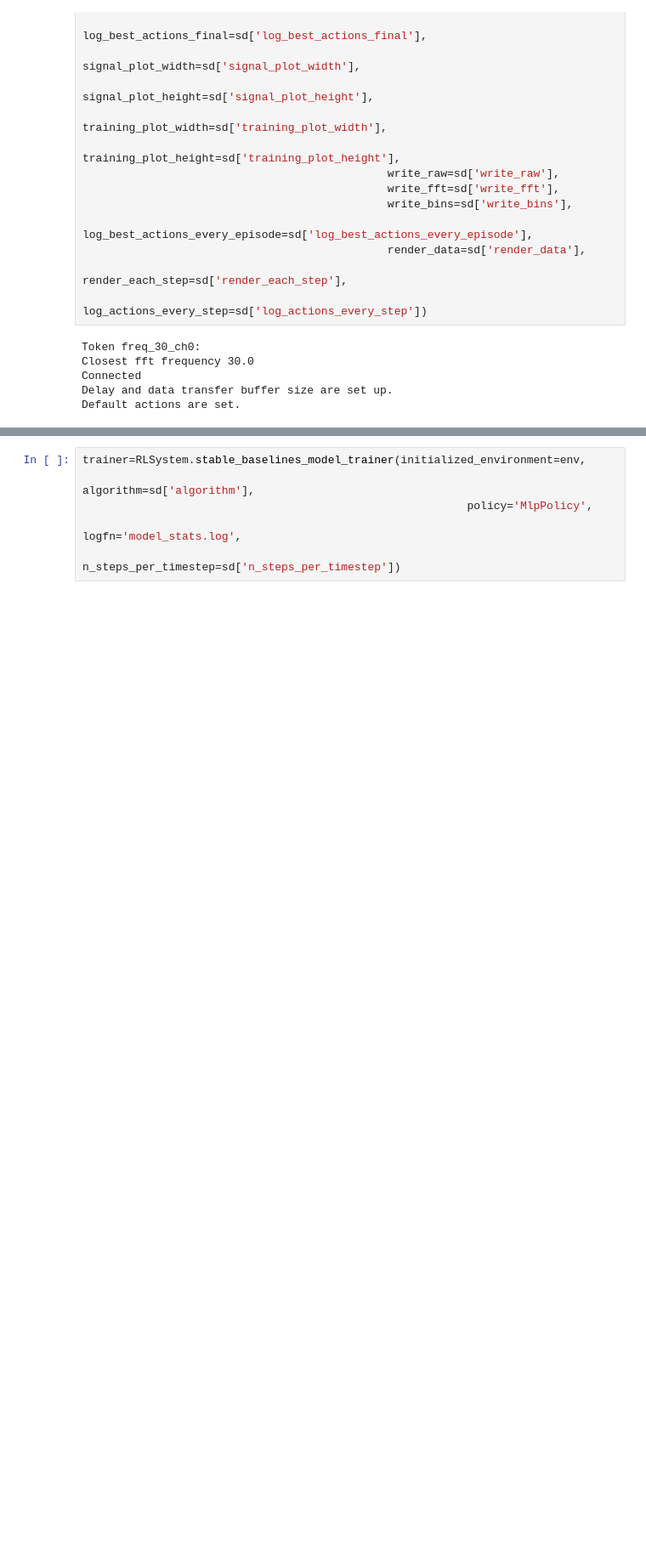
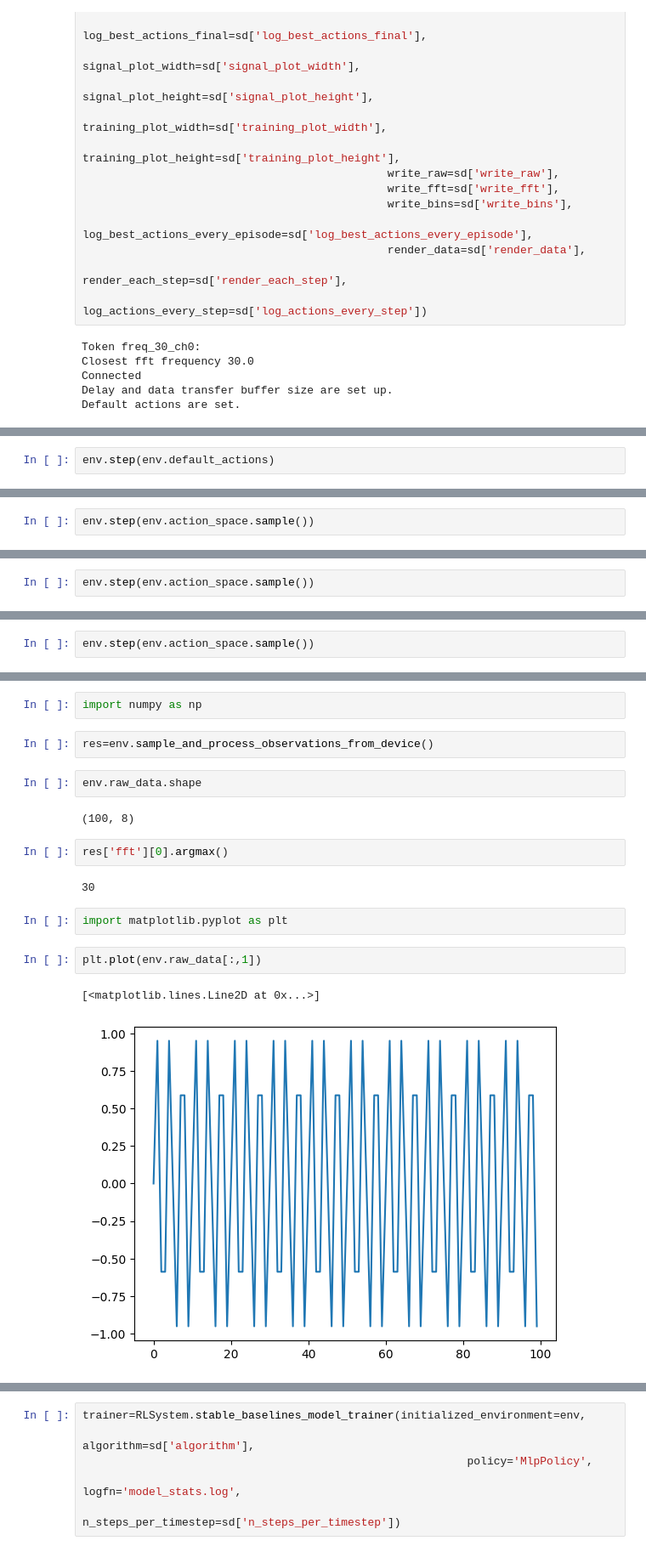
Before and after one commit to ACDBio/sfsystem_withstim, a Jupyter notebook: RLSystemApplication.ipynb, the cells around one changed output, grey strips where cells are left out. Shown at 85% size. Saved outputs shown, nothing was run; the diff lists cells and outputs as text; blank space fills up the shorter version.

```diff
--- a/RLSystemApplication.ipynb
+++ b/RLSystemApplication.ipynb
@@ -55,0 +135,2 @@ Default actions are set.
+# %%
+env.step(env.default_actions)
@@ -55,0 +139,2 @@ Default actions are set.
+# %%
+env.step(env.action_space.sample())
@@ -55,0 +272,2 @@ Default actions are set.
+# %%
+env.step(env.action_space.sample())
@@ -55,0 +390,2 @@ Default actions are set.
+# %%
+env.step(env.action_space.sample())
@@ -55,0 +436,19 @@ Default actions are set.
+# %%
+import numpy as np
+# %%
+res=env.sample_and_process_observations_from_device()
+# %%
+env.raw_data.shape
+# %% [output]
+(100, 8)
+# %%
+res['fft'][0].argmax()
+# %% [output]
+30
+# %%
+import matplotlib.pyplot as plt
+# %%
+plt.plot(env.raw_data[:,1])
+# %% [output]
+[<matplotlib.lines.Line2D at 0x...>]
+[figure, added]
```
Also changed, not shown: parts of 51 cells of this notebook, 1 other file.
